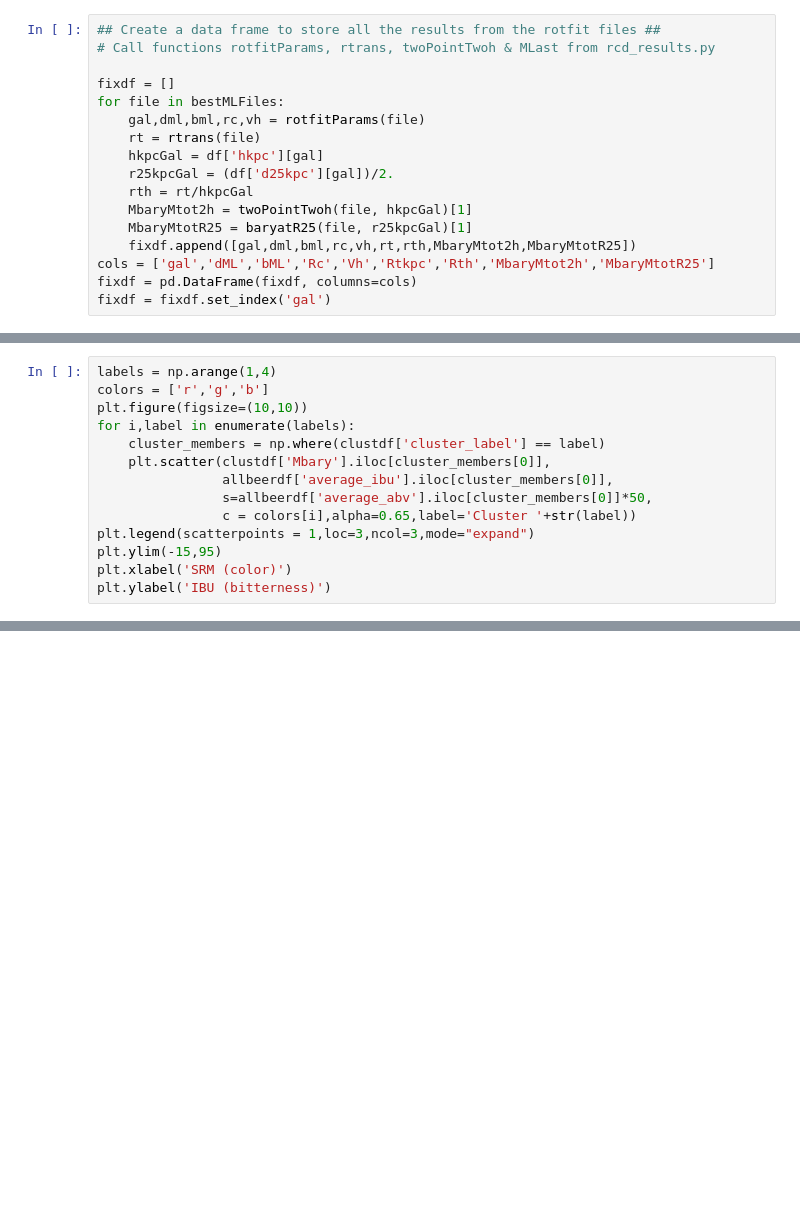
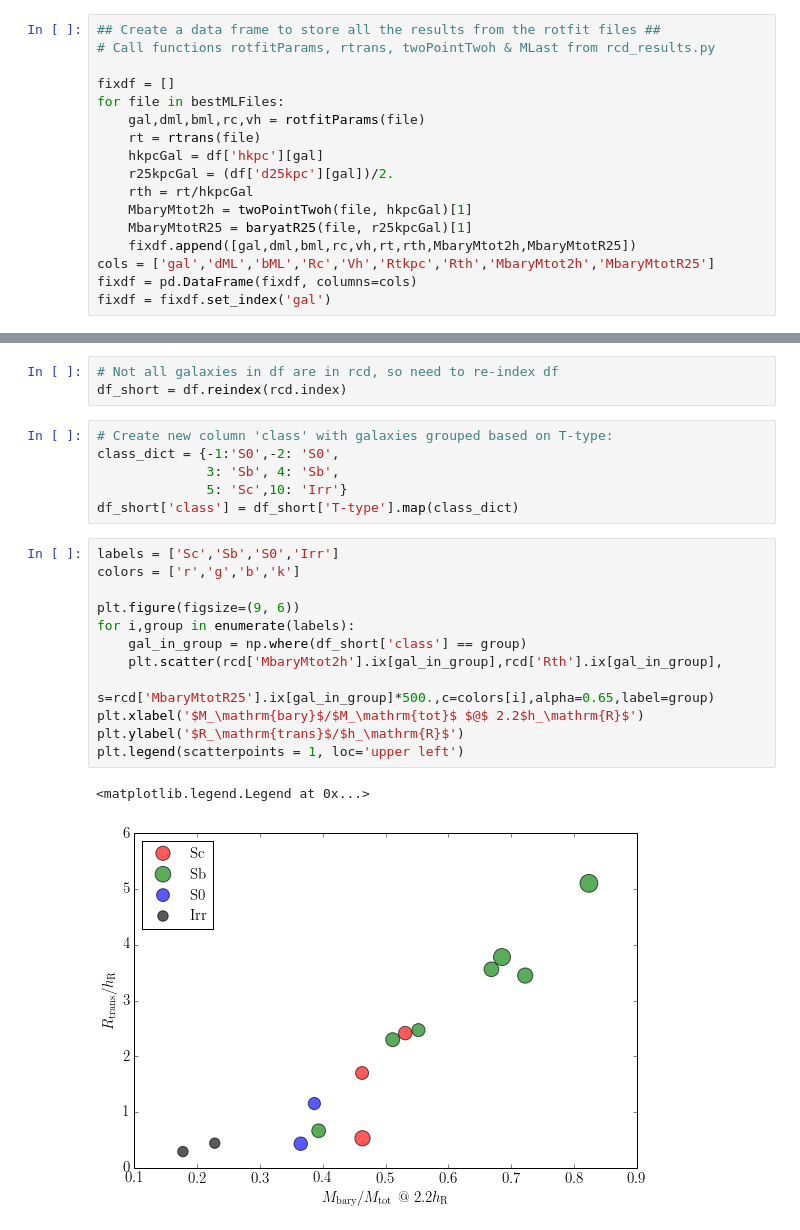
Before and after one commit to erichards/DissertationResearch, a Jupyter notebook: galaxiesEDA.ipynb, the cells around one changed output, grey strips where cells are left out. Cells and saved outputs as stored; diff of their text form; blank space fills up the shorter version.

```diff
--- a/galaxiesEDA.ipynb
+++ b/galaxiesEDA.ipynb
@@ -542,14 +327,0 @@ NGC 5608   0.716518  0.866204              1    10   Irr
-# %%
-labels = np.arange(1,4)
-colors = ['r','g','b']
-plt.figure(figsize=(10,10))
-for i,label in enumerate(labels):
-    cluster_members = np.where(clustdf['cluster_label'] == label)
-    plt.scatter(clustdf['Mbary'].iloc[cluster_members[0]],
-                allbeerdf['average_ibu'].iloc[cluster_members[0]],
-                s=allbeerdf['average_abv'].iloc[cluster_members[0]]*50,
-                c = colors[i],alpha=0.65,label='Cluster '+str(label))
-plt.legend(scatterpoints = 1,loc=3,ncol=3,mode="expand")
-plt.ylim(-15,95)
-plt.xlabel('SRM (color)')
-plt.ylabel('IBU (bitterness)')
@@ -555,0 +373,24 @@ plt.ylabel('IBU (bitterness)')
+# %%
+# Not all galaxies in df are in rcd, so need to re-index df
+df_short = df.reindex(rcd.index)
+# %%
+# Create new column 'class' with galaxies grouped based on T-type:
+class_dict = {-1:'S0',-2: 'S0',
+              3: 'Sb', 4: 'Sb',
+              5: 'Sc',10: 'Irr'}
+df_short['class'] = df_short['T-type'].map(class_dict)
+# %%
+labels = ['Sc','Sb','S0','Irr']
+colors = ['r','g','b','k']
+
+plt.figure(figsize=(9, 6))
+for i,group in enumerate(labels):
+    gal_in_group = np.where(df_short['class'] == group)
+    plt.scatter(rcd['MbaryMtot2h'].ix[gal_in_group],rcd['Rth'].ix[gal_in_group],
+                s=rcd['MbaryMtotR25'].ix[gal_in_group]*500.,c=colors[i],alpha=0.65,label=group)
+plt.xlabel('$M_\mathrm{bary}$/$M_\mathrm{tot}$ $@$ 2.2$h_\mathrm{R}$')
+plt.ylabel('$R_\mathrm{trans}$/$h_\mathrm{R}$')
+plt.legend(scatterpoints = 1, loc='upper left')
+# %% [output]
+<matplotlib.legend.Legend at 0x...>
+[figure, added]
```
Also changed, not shown: parts of 55 cells of this notebook.
